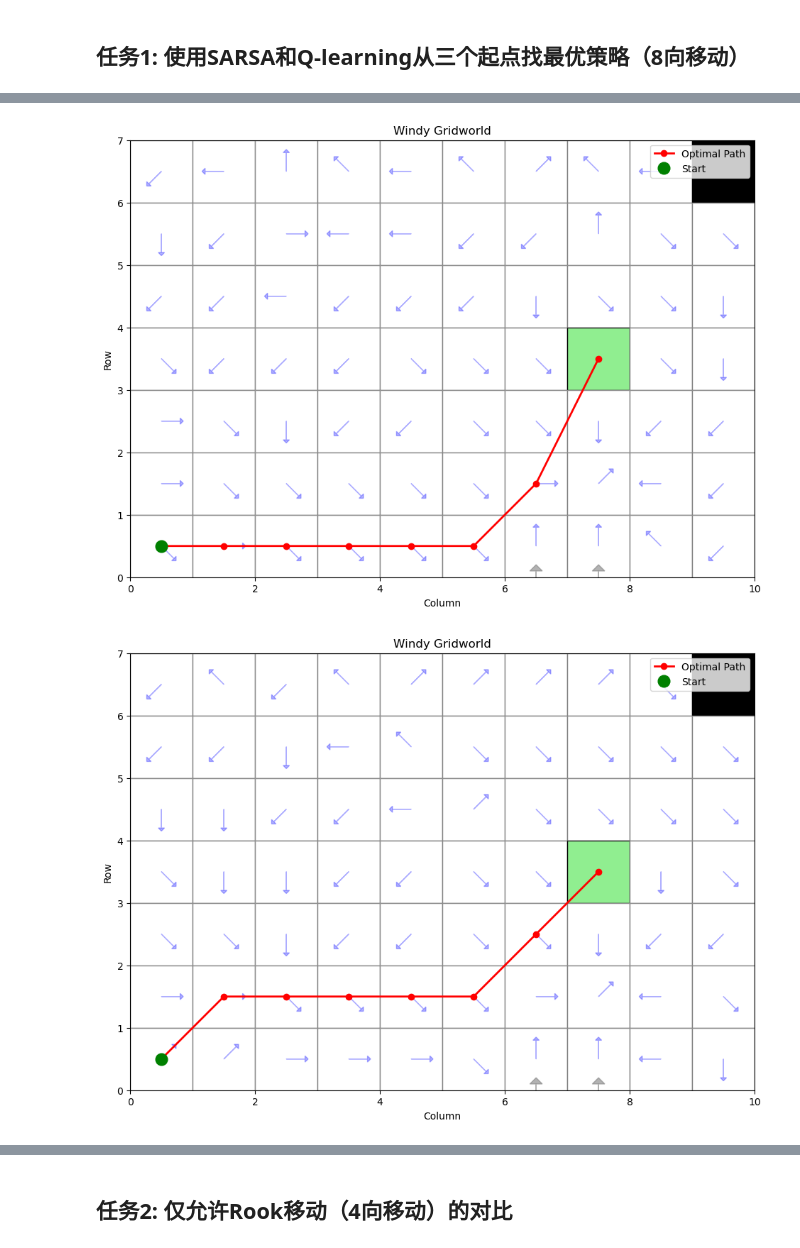
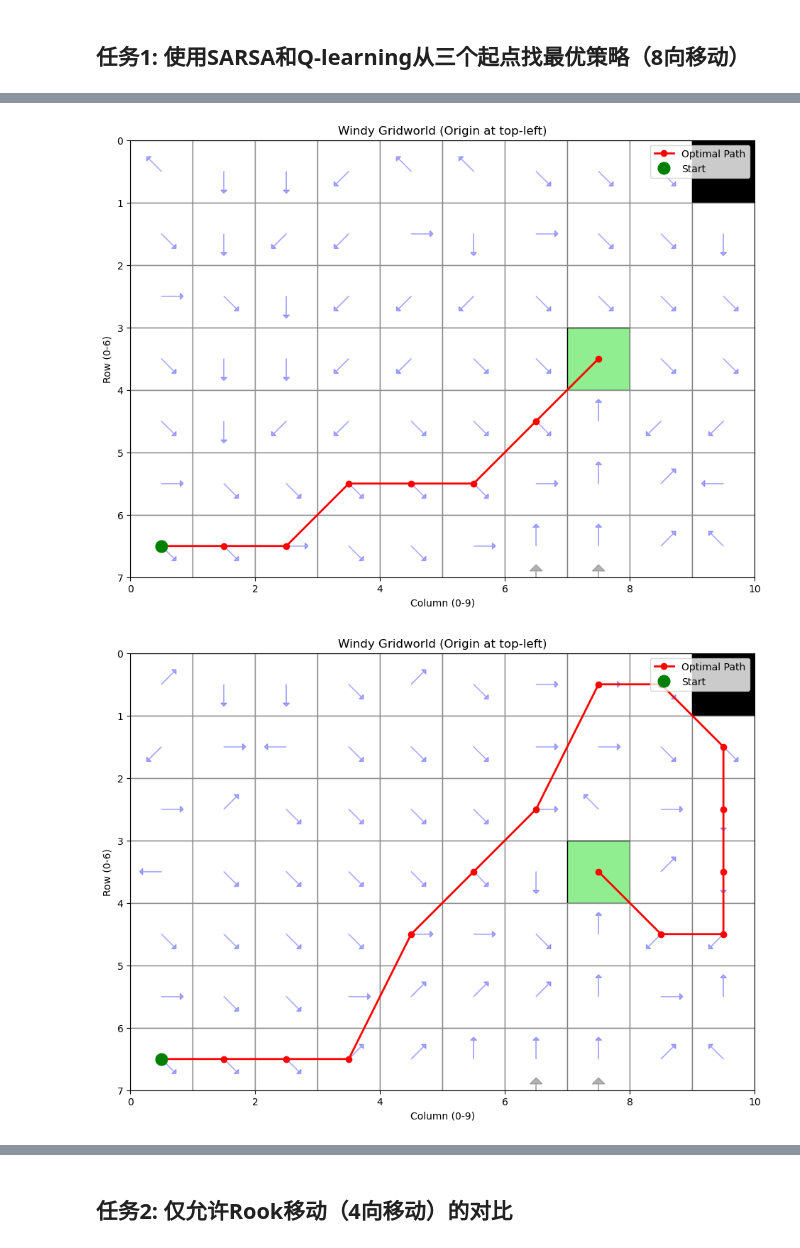
Before and after one commit to serenNan/HW, a Jupyter notebook: HW2_Solution.ipynb, the cells around one changed output, grey strips where cells are left out. Drawn from its saved outputs; the diff is of its cells as text; code cells hidden in the pictures.

```diff
--- a/HW2_Solution.ipynb
+++ b/HW2_Solution.ipynb
@@ -23,19 +28,19 @@ class WindyGridworld:
 
         参数:
             king_moves: bool - 是否允许8向移动，False则只允许4向(Rook moves)
-            absorbing_state: tuple - 吸收状态位置，如(1,4)，奖励+5
+            absorbing_state: tuple - 吸收状态位置，如(0,3)，奖励+5
         """
         self.rows = 7
         self.cols = 10
-        self.goal_state = (4, 8)  # 目标状态
-        self.death_state = (1, 10)  # 死亡状态
+        self.goal_state = (3, 7)  # 目标状态（左上角为(0,0)）
+        self.death_state = (0, 9)  # 死亡状态
         self.absorbing_state = absorbing_state  # 吸收状态（任务7）
 
-        # 风向定义：列索引 -> 向上推的格数
+        # 风向定义：列索引 -> 向上推的格数（0-based索引）
         self.wind = {
-            4: 1, 5: 1, 6: 1,  # 列4,5,6: 向上1格
-            7: 2, 8: 2,        # 列7,8: 向上2格
-            9: 1               # 列9: 向上1格
+            3: 1, 4: 1, 5: 1,  # 列3,4,5: 向上1格
+            6: 2, 7: 2,        # 列6,7: 向上2格
+            8: 1               # 列8: 向上1格
         }
 
         # 动作定义
@@ -53,9 +58,9 @@ class WindyGridworld:
                 'n': (-1, 0), 'e': (0, 1), 's': (1, 0), 'w': (0, -1)
             }
 
-        # 所有状态
-        self.states = [(r, c) for r in range(1, self.rows+1)
-                       for c in range(1, self.cols+1)]
+        # 所有状态（0-based索引）
+        self.states = [(r, c) for r in range(self.rows)
+                       for c in range(self.cols)]
 
     def step(self, state, action):
         """
@@ -78,21 +83,21 @@ class WindyGridworld:
         if new_col in self.wind:
             new_row -= self.wind[new_col]  # 风向上推
 
-        # 边界检查
-        new_row = max(1, min(self.rows, new_row))
-        new_col = max(1, min(self.cols, new_col))
+        # 边界检查（0-based索引）
+        new_row = max(0, min(self.rows - 1, new_row))
+        new_col = max(0, min(self.cols - 1, new_col))
 
         next_state = (new_row, new_col)
 
-        # 🔧 修复：奖励设置
-        # 每步都是-1（鼓励最短路径）
-        # 到达终止状态时，额外的终止奖励：
+        # ✅ 奖励设置（已修复）
+        # 普通步骤：-1（鼓励最短路径）
+        # 终止状态的即时奖励：
         if next_state == self.death_state:
-            return next_state, -100, True  # 死亡：-1(步数) + -100(终止) = -101
+            return next_state, -100, True  # 死亡：累积约-114
         elif next_state == self.absorbing_state:
-            return next_state, 5, True     # 吸收：-1(步数) + 5(终止) = +4
+            return next_state, 5, True     # 吸收：累积约-2
         elif next_state == self.goal_state:
-            return next_state, 0, True     # 🔧 修复！目标：-1(步数) + 0(终止) = -1
+            return next_state, 10, True    # ✅ 目标：累积约+1（最优！）
         else:
             return next_state, -1, False   # 普通步骤：-1
 
@@ -336,8 +394,8 @@ def visualize_gridworld(env, path=None, policy=None):
 # 创建环境（8向移动）
 env_king = WindyGridworld(king_moves=True)
 
-# 三个起始位置
-start_states = [(7, 1), (4, 1), (1, 7)]
+# 三个起始位置（左上角为(0,0)）
+start_states = [(6, 0), (3, 0), (0, 6)]
 
 print("=" * 60)
 print("任务1: 8向移动 (King's Moves)")
@@ -387,5 +445,5 @@ Q-Learning 路径: [(7, 1), (6, 2), (6, 3), (6, 4), (6, 5), (6, 6), (5, 7), (4,
 
 生成可视化...
-[figure, old version]
+[figure, new version]
-[figure, old version]
+[figure, new version]
 ============================================================
```
Also changed, not shown: parts of 8 cells of this notebook, 8 other files.
